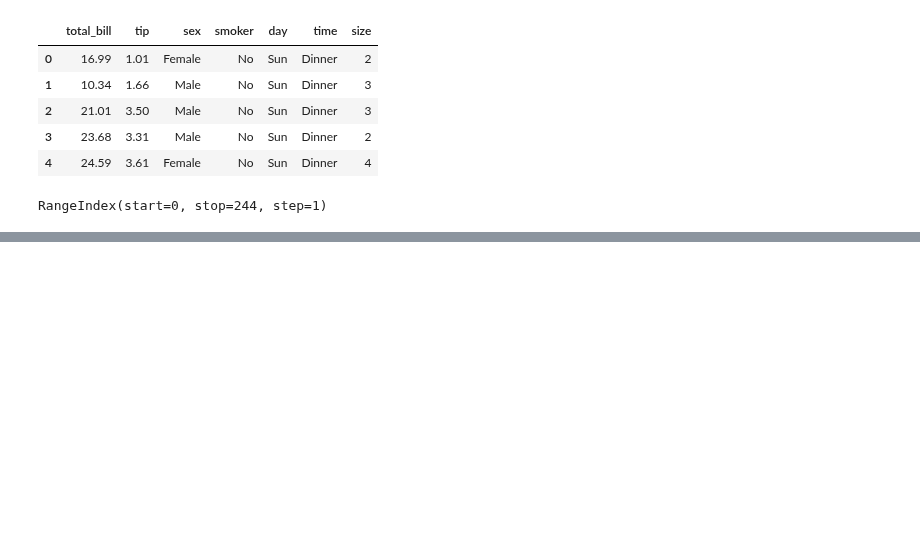
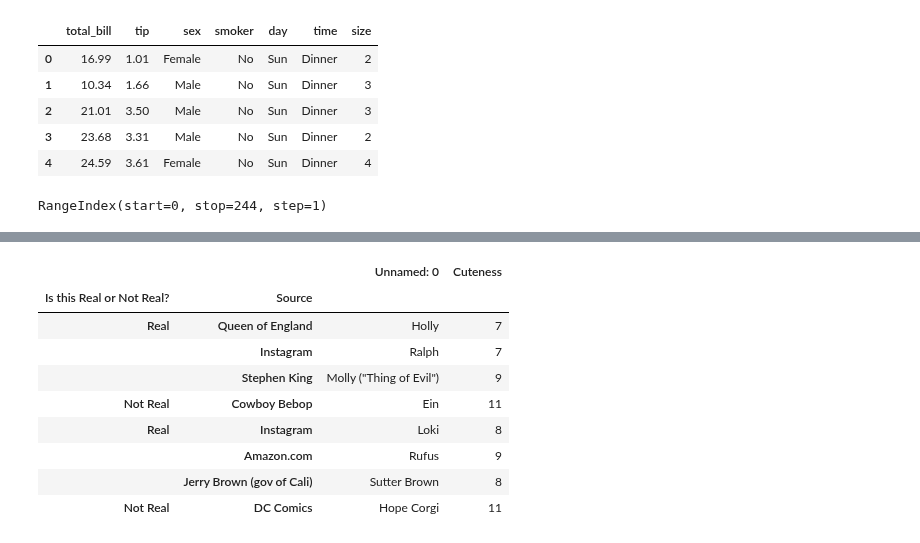
Before and after one commit to chawlaKat/Notebook-Noodlings, a Jupyter notebook: Pandas_and_corgis.ipynb, the cells around one changed output, grey strips where cells are left out. Drawn from its saved outputs; the diff is of its cells as text; code cells hidden in the pictures; blank space fills up the shorter version.

```diff
--- a/Pandas_and_corgis.ipynb
+++ b/Pandas_and_corgis.ipynb
@@ -567,0 +683,16 @@ RangeIndex(start=0, stop=244, step=1)
+# %%
+#dataframe: multi-indexed corgis
+dfmc = corgiFrame.set_index(['Is this Real or Not Real?', 'Source'])
+
+dfmc
+# %% [output]
+|  |  | Unnamed: 0 | Cuteness |
+| Is this Real or Not Real? | Source |  |  |
+| Real | Queen of England | Holly | 7 |
+|  | Instagram | Ralph | 7 |
+|  | Stephen King | Molly ("Thing of Evil") | 9 |
+| Not Real | Cowboy Bebop | Ein | 11 |
+| Real | Instagram | Loki | 8 |
+|  | Amazon.com | Rufus | 9 |
+|  | Jerry Brown (gov of Cali) | Sutter Brown | 8 |
+| Not Real | DC Comics | Hope Corgi | 11 |
```
Also changed, not shown: parts of 23 cells of this notebook.
